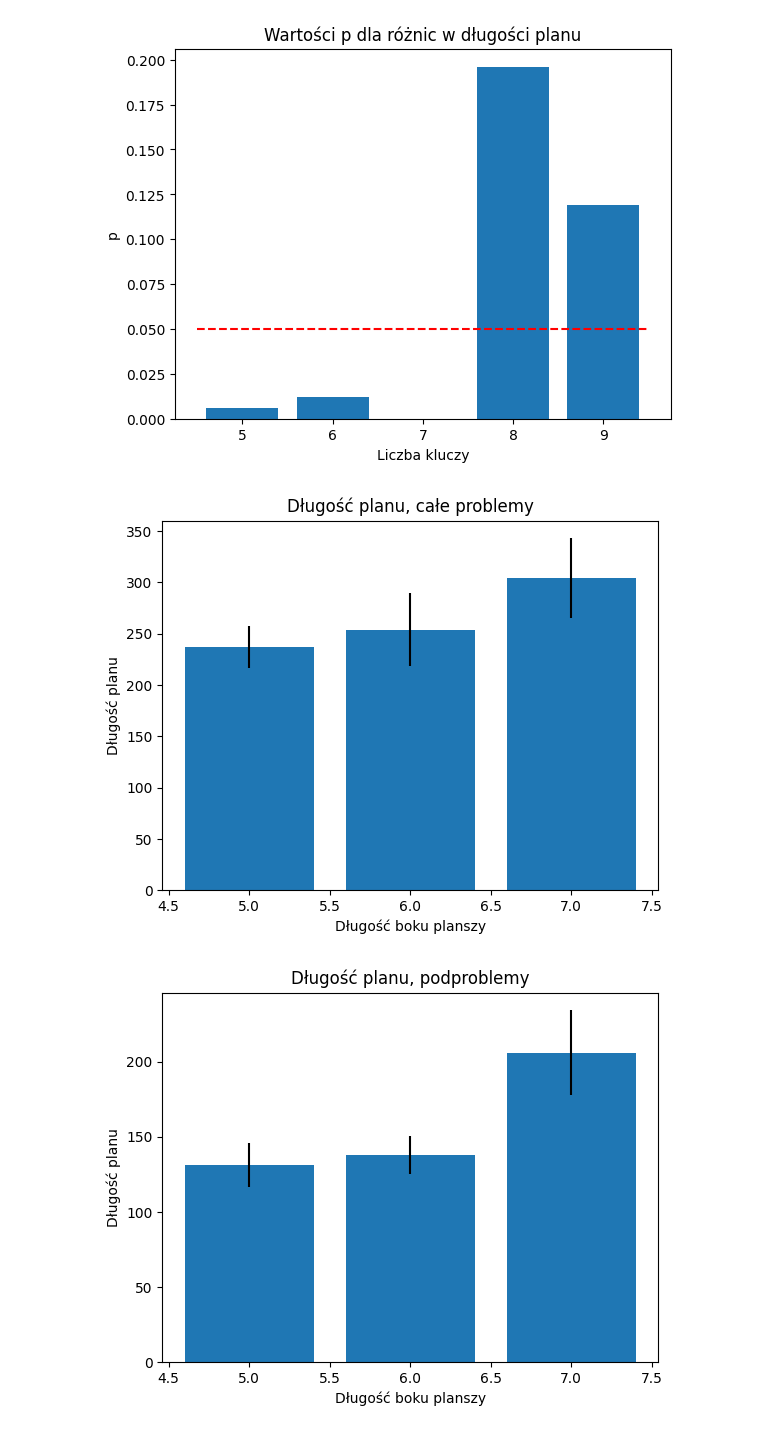
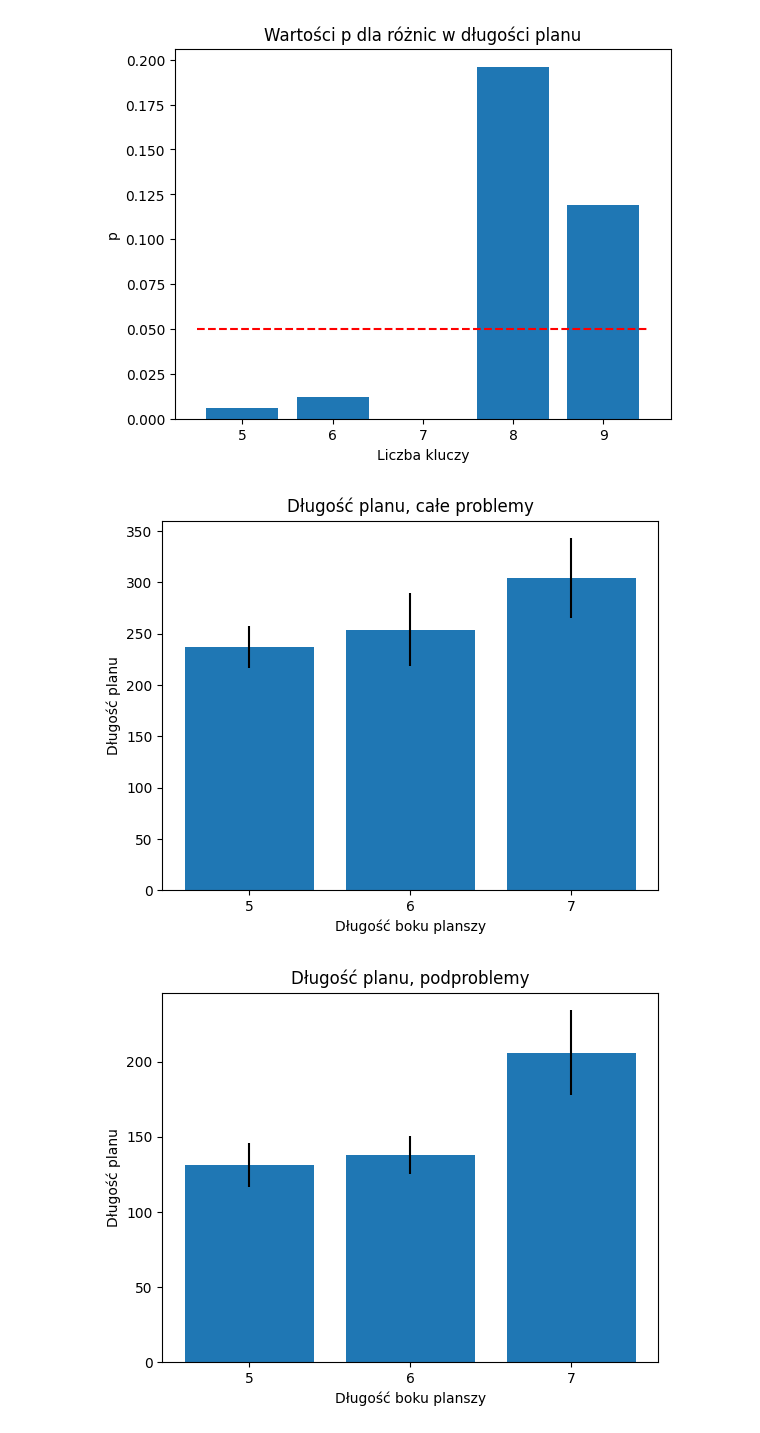
Before and after one commit to piotrkubala/blocky-game, a Jupyter notebook: experiments_plots.ipynb, the cells around one changed output. Saved outputs shown, nothing was run; the diff lists cells and outputs as text; code cells hidden in the pictures.

```diff
--- a/experiments_plots.ipynb
+++ b/experiments_plots.ipynb
@@ -392,31 +354,34 @@ plt.show()
 p_values_filtered_selected = different_lengths_pvalues_filtered[different_lengths_pvalues_filtered['keys_count'] == 6]
 df_differences_filtered_selected = df_differences_filtered[df_differences_filtered['keys_count'] == 6]
 # %%
-
+plt.xticks(x_ticks_keys6)
 plt.title("Długość planu, całe problemy")
 plt.xlabel('Długość boku planszy')
 plt.ylabel('Długość planu')
 plt.bar(df_means_keys6_full_problems_filtered['size'], df_means_keys6_full_problems_filtered['plan_length'], yerr=df_means_keys6_full_problems_filtered['plan_length_std_avg'])
 plt.show()
 
+plt.xticks(x_ticks_keys6)
 plt.title("Długość planu, podproblemy")
 plt.xlabel('Długość boku planszy')
 plt.ylabel('Długość planu')
 plt.bar(df_means_keys6_subproblems_filtered['size'], df_means_keys6_subproblems_filtered['plan_length'], yerr=df_means_keys6_subproblems_filtered['plan_length_std_avg'])
 plt.show()
 
+plt.xticks(x_ticks_keys6)
 plt.title("Różnica długości planu całe problemy/podproblemy")
 plt.xlabel('Długość boku planszy')
 plt.ylabel('Różnica długości planu')
 plt.bar(df_differences_filtered_selected['size'], df_differences_filtered_selected['difference'], yerr=df_differences_filtered_selected['std'])
 plt.show()
 
+plt.xticks(x_ticks_keys6)
 plt.title("Wartości p dla różnic w długości planu")
 plt.xlabel('Długość boku planszy')
 plt.ylabel('p')
 plt.bar(p_values_filtered_selected['size'], p_values_filtered_selected['p_value'])
 plt.plot([min(p_values_filtered_selected['size']) - 0.5, max(p_values_filtered_selected['size']) + 0.5], [0.05, 0.05], 'r--')
 plt.show()
 # %% [output]
-[figure, old version]
+[figure, new version]
-[figure, old version]
+[figure, new version]
```
Also changed, not shown: parts of 3 cells of this notebook.
